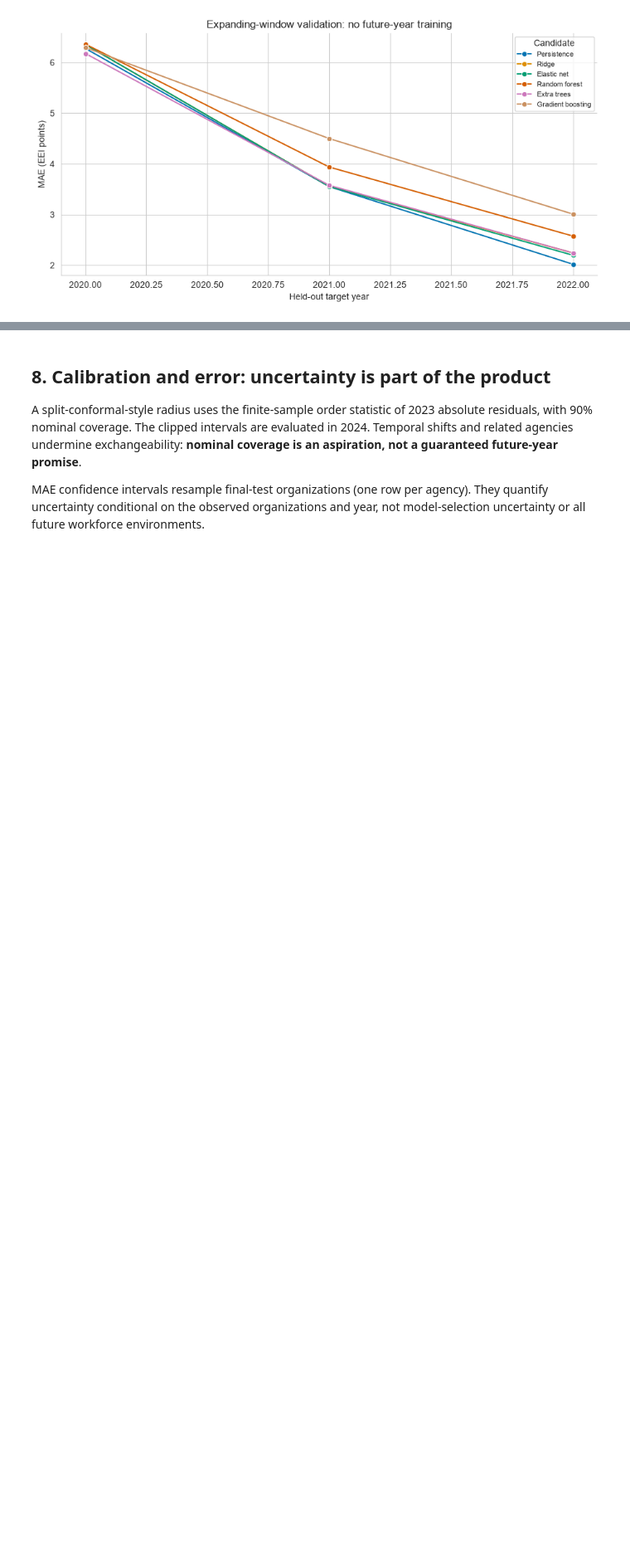
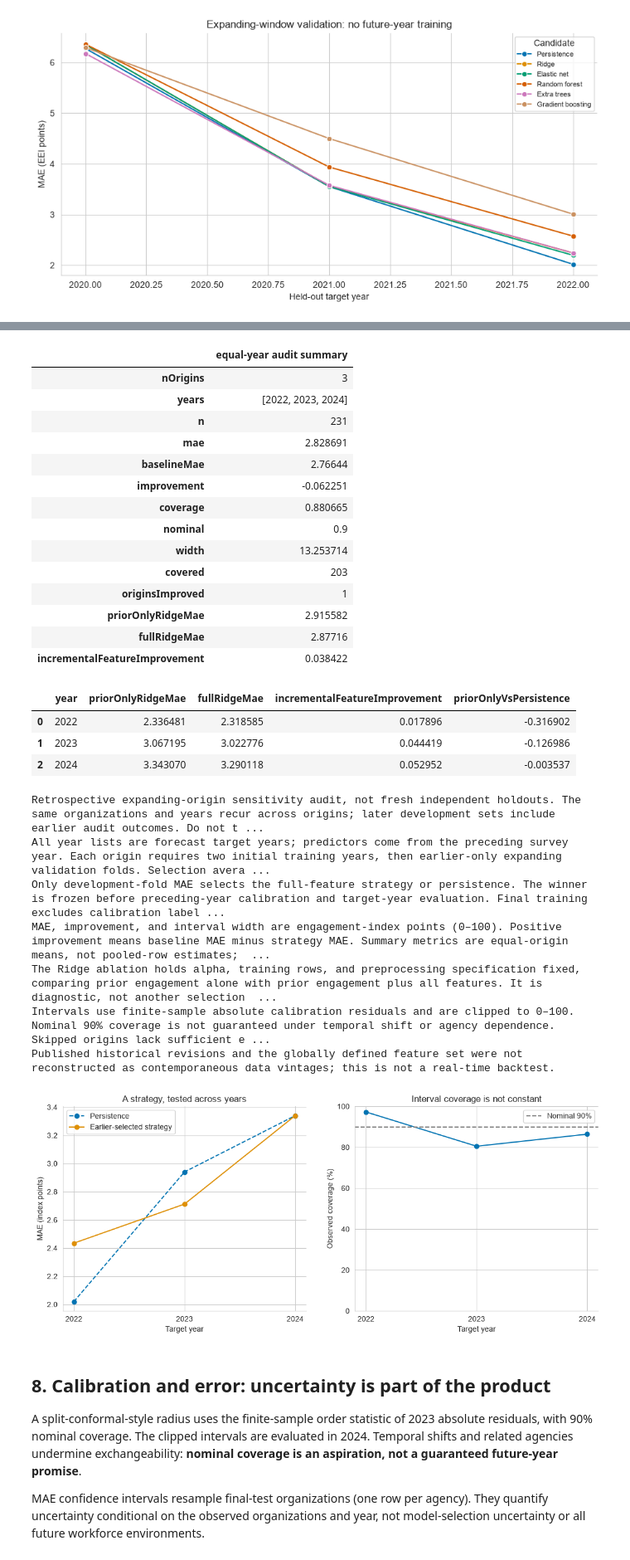
Before and after one commit to mberca-lab/engagement-atlas, a Jupyter notebook: notebooks/engagement_atlas.ipynb, the cells around one changed output, grey strips where cells are left out. Shown at 83% size. Cells and saved outputs as stored; diff of their text form; code cells hidden in the pictures; blank space fills up the shorter version.

```diff
--- a/notebooks/engagement_atlas.ipynb
+++ b/notebooks/engagement_atlas.ipynb
@@ -765,0 +789,46 @@ Positive differences mean lower MAE than persistence on the same held-out agenci
+# %%
+audit = evidence["rollingAudit"]
+origins = pd.DataFrame(audit["origins"])
+rolling_predictions = pd.read_csv(ROOT / "outputs" / "rolling_predictions.csv")
+if origins.empty:
+    raise ValueError("No eligible rolling-origin audit years.")
+for row in origins.itertuples():
+    if not (max(row.trainingYears) < row.calibrationYear < row.year):
+        raise ValueError("Rolling audit training/calibration/test order is invalid.")
+    if not (max(row.selectionYears) < row.calibrationYear):
+        raise ValueError("Rolling audit selection used calibration or later outcomes.")
+    observations = rolling_predictions[rolling_predictions.year == row.year]
+    if len(observations) != row.n or observations.organization.duplicated().any():
+        raise ValueError("Rolling prediction roster does not match the origin.")
+    mae = np.abs(observations.actual - observations.predicted).mean()
+    baseline_mae = np.abs(observations.actual - observations.baseline).mean()
+    coverage = observations.actual.between(observations.lower, observations.upper).mean()
+    if not np.allclose([mae, baseline_mae, coverage],
+                       [row.mae, row.baselineMae, row.coverage]):
+        raise ValueError("Rolling metrics do not reproduce from saved predictions.")
+    prior_ridge = np.abs(observations.actual - observations.priorOnlyRidge).mean()
+    full_ridge = np.abs(observations.actual - observations.fullRidge).mean()
+    if not np.allclose([prior_ridge, full_ridge],
+                       [row.ablation["priorOnlyRidgeMae"], row.ablation["fullRidgeMae"]]):
+        raise ValueError("Matched Ridge ablation does not reproduce from saved predictions.")
+display(origins[["year", "selected", "n", "mae", "baselineMae", "improvement",
+                 "coverage", "width", "calibrationYear"]])
+display(pd.Series(audit["summary"]).to_frame("equal-year audit summary"))
+display(pd.DataFrame([
+    {"year": row["year"], **row["ablation"]} for row in audit["origins"]
+]))
+for note in audit["notes"]:
+    print(note)
+fig, axes = plt.subplots(1, 2, figsize=(13, 5))
+axes[0].plot(origins.year, origins.baselineMae, "--o", label="Persistence")
+axes[0].plot(origins.year, origins.mae, "-o", label="Earlier-selected strategy")
+axes[0].set(title="A strategy, tested across years", xlabel="Target year",
+            ylabel="MAE (index points)", xticks=origins.year)
+axes[0].legend()
+axes[1].plot(origins.year, origins.coverage * 100, "-o")
+axes[1].axhline(90, color="gray", linestyle="--", label="Nominal 90%")
+axes[1].set(title="Interval coverage is not constant", xlabel="Target year",
+            ylabel="Observed coverage (%)", ylim=(0, 100), xticks=origins.year)
+axes[1].legend()
+finish(fig, "rolling_origin_audit")
+# %% [output]
@@ -766,3 +839,30 @@ Positive differences mean lower MAE than persistence on the same held-out agenci
+|  | equal-year audit summary |
+| nOrigins | 3 |
+| years | [2022, 2023, 2024] |
+| n | 231 |
+| mae | 2.828691 |
+| baselineMae | 2.76644 |
+| improvement | -0.062251 |
+| coverage | 0.880665 |
+| nominal | 0.9 |
+| width | 13.253714 |
+| covered | 203 |
+| originsImproved | 1 |
+| priorOnlyRidgeMae | 2.915582 |
+| fullRidgeMae | 2.87716 |
+| incrementalFeatureImprovement | 0.038422 |
+|  | year | priorOnlyRidgeMae | fullRidgeMae | incrementalFeatureImprovement | priorOnlyVsPersistence |
+| 0 | 2022 | 2.336481 | 2.318585 | 0.017896 | -0.316902 |
+| 1 | 2023 | 3.067195 | 3.022776 | 0.044419 | -0.126986 |
+| 2 | 2024 | 3.343070 | 3.290118 | 0.052952 | -0.003537 |
+Retrospective expanding-origin sensitivity audit, not fresh independent holdouts. The same organizations and years recur across origins; later development sets include earlier audit outcomes. Do not t ...
+All year lists are forecast target years; predictors come from the preceding survey year. Each origin requires two initial training years, then earlier-only expanding validation folds. Selection avera ...
+Only development-fold MAE selects the full-feature strategy or persistence. The winner is frozen before preceding-year calibration and target-year evaluation. Final training excludes calibration label ...
+MAE, improvement, and interval width are engagement-index points (0–100). Positive improvement means baseline MAE minus strategy MAE. Summary metrics are equal-origin means, not pooled-row estimates;  ...
+The Ridge ablation holds alpha, training rows, and preprocessing specification fixed, comparing prior engagement alone with prior engagement plus all features. It is diagnostic, not another selection  ...
+Intervals use finite-sample absolute calibration residuals and are clipped to 0–100. Nominal 90% coverage is not guaranteed under temporal shift or agency dependence. Skipped origins lack sufficient e ...
+Published historical revisions and the globally defined feature set were not reconstructed as contemporaneous data vintages; this is not a real-time backtest.
+[figure, added]
 # %% [markdown]
 ## 8. Calibration and error: uncertainty is part of the product
 
```
Also changed, not shown: parts of 8 cells of this notebook, 38 other files.
